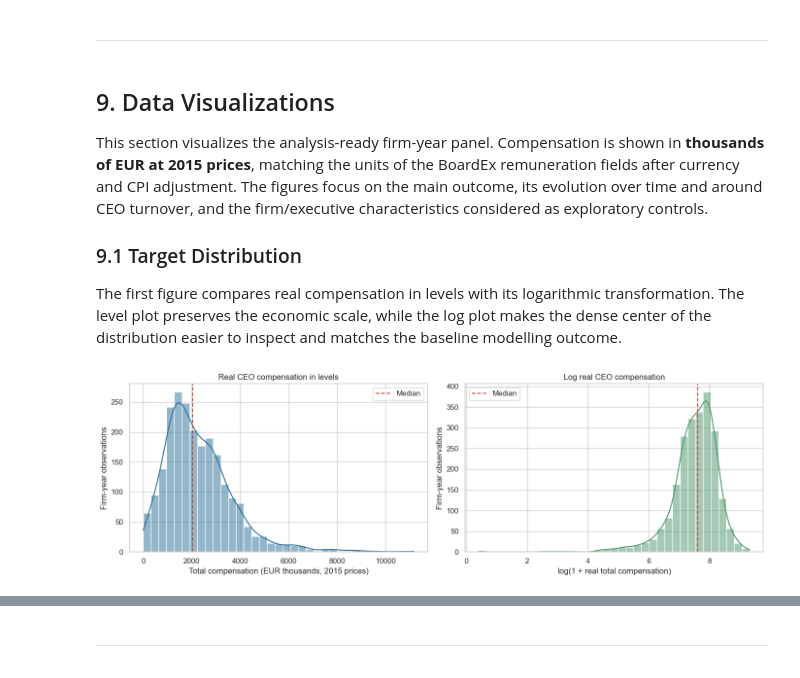
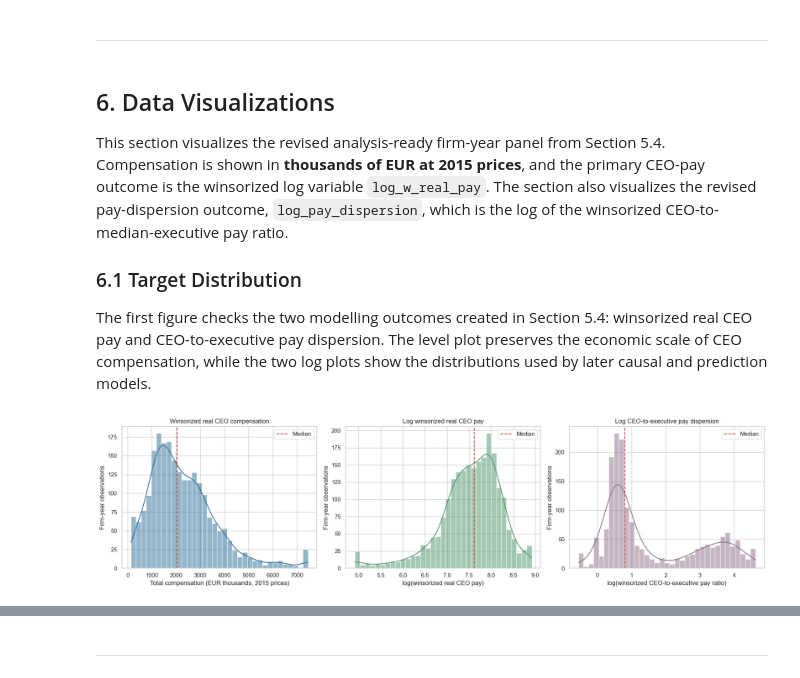
Before and after one commit to rizkyakbar-tud/DAI, a Jupyter notebook: mission/proposals_st26/mission_proposal_Akbar-Zduńczyk copy.ipynb, the cells around one changed output, grey strips where cells are left out. Saved outputs shown, nothing was run; the diff lists cells and outputs as text; code cells hidden in the pictures.

Commit message:
Revision: Data Visualizations section

```diff
--- a/mission/proposals_st26/mission_proposal_Akbar-Zduńczyk copy.ipynb
+++ b/mission/proposals_st26/mission_proposal_Akbar-Zduńczyk copy.ipynb
@@ -3059,31 +3062,32 @@ Saved: ../data/panel_analysis.csv
 ---
 # %% [markdown]
 <a id="data-visualizations"></a>
-## 9. Data Visualizations
+## 6. Data Visualizations
 
-This section visualizes the analysis-ready firm-year panel. Compensation is shown in **thousands of EUR at 2015 prices**, matching the units of the BoardEx remuneration fields after currency and CPI adjustment. The figures focus on the main outcome, its evolution over time and around CEO turnover, and the firm/executive characteristics considered as exploratory controls.
+This section visualizes the revised analysis-ready firm-year panel from Section 5.4. Compensation is shown in **thousands of EUR at 2015 prices**, and the primary CEO-pay outcome is the winsorized log variable `log_w_real_pay`. The section also visualizes the revised pay-dispersion outcome, `log_pay_dispersion`, which is the log of the winsorized CEO-to-median-executive pay ratio.
 
 <a id="target-distribution"></a>
-### 9.1 Target Distribution
+### 6.1 Target Distribution
 
-The first figure compares real compensation in levels with its logarithmic transformation. The level plot preserves the economic scale, while the log plot makes the dense center of the distribution easier to inspect and matches the baseline modelling outcome.
+The first figure checks the two modelling outcomes created in Section 5.4: winsorized real CEO pay and CEO-to-executive pay dispersion. The level plot preserves the economic scale of CEO compensation, while the two log plots show the distributions used by later causal and prediction models.
 # %%
 import matplotlib.pyplot as plt
 import seaborn as sns
 
 sns.set_theme(style="whitegrid", context="notebook")
 
-viz_df = df_panel_final.copy()
-viz_df = viz_df.replace([np.inf, -np.inf], np.nan)
+viz_df = df_panel_final.copy().replace([np.inf, -np.inf], np.nan)
 
-target_level = "real_totalcompensation_eur_2015"
-target_log = "log_real_totalcompensation_eur_2015"
-target_plot = viz_df[[target_level, target_log]].dropna()
+target_level = "w_real_totalcompensation_eur_2015"
+target_log = "log_w_real_pay"
+dispersion_log = "log_pay_dispersion"
 
-fig, axes = plt.subplots(1, 2, figsize=(14, 4.5))
+fig, axes = plt.subplots(1, 3, figsize=(18, 4.8))
 
+# Winsorized real CEO compensation in levels
+ceo_pay_plot = viz_df[[target_level, target_log]].dropna()
 sns.histplot(
-    data=target_plot,
+    data=ceo_pay_plot,
     x=target_level,
     bins=35,
     kde=True,
@@ -3091,43 +3095,67 @@ sns.histplot(
     ax=axes[0],
 )
 axes[0].axvline(
-    target_plot[target_level].median(),
+    ceo_pay_plot[target_level].median(),
     color="#C44536",
     linestyle="--",
     label="Median",
 )
 axes[0].set(
-    title="Real CEO compensation in levels",
+    title="Winsorized real CEO compensation",
     xlabel="Total compensation (EUR thousands, 2015 prices)",
     ylabel="Firm-year observations",
 )
 axes[0].legend()
 
+# Log of winsorized real CEO compensation
 sns.histplot(
-    data=target_plot,
+    data=ceo_pay_plot,
     x=target_log,
     bins=35,
     kde=True,
     color="#4C956C",
     ax=axes[1],
 )
 axes[1].axvline(
-    target_plot[target_log].median(),
+    ceo_pay_plot[target_log].median(),
     color="#C44536",
     linestyle="--",
     label="Median",
 )
 axes[1].set(
-    title="Log real CEO compensation",
-    xlabel="log(1 + real total compensation)",
+    title="Log winsorized real CEO pay",
+    xlabel="log(winsorized real CEO pay)",
     ylabel="Firm-year observations",
 )
 axes[1].legend()
 
+# Log CEO-to-executive pay dispersion
+dispersion_plot = viz_df[[dispersion_log]].dropna()
+sns.histplot(
+    data=dispersion_plot,
+    x=dispersion_log,
+    bins=35,
+    kde=True,
+    color="#8E6C88",
+    ax=axes[2],
+)
+axes[2].axvline(
+    dispersion_plot[dispersion_log].median(),
+    color="#C44536",
+    linestyle="--",
+    label="Median",
+)
+axes[2].set(
+    title="Log CEO-to-executive pay dispersion",
+    xlabel="log(winsorized CEO-to-executive pay ratio)",
+    ylabel="Firm-year observations",
+)
+axes[2].legend()
+
 plt.tight_layout()
 plt.show()
 # %% [output]
-[figure, old version]
+[figure, new version]
 # %% [markdown]
 **Insights:**
 
```
Also changed, not shown: parts of 52 cells of this notebook.
